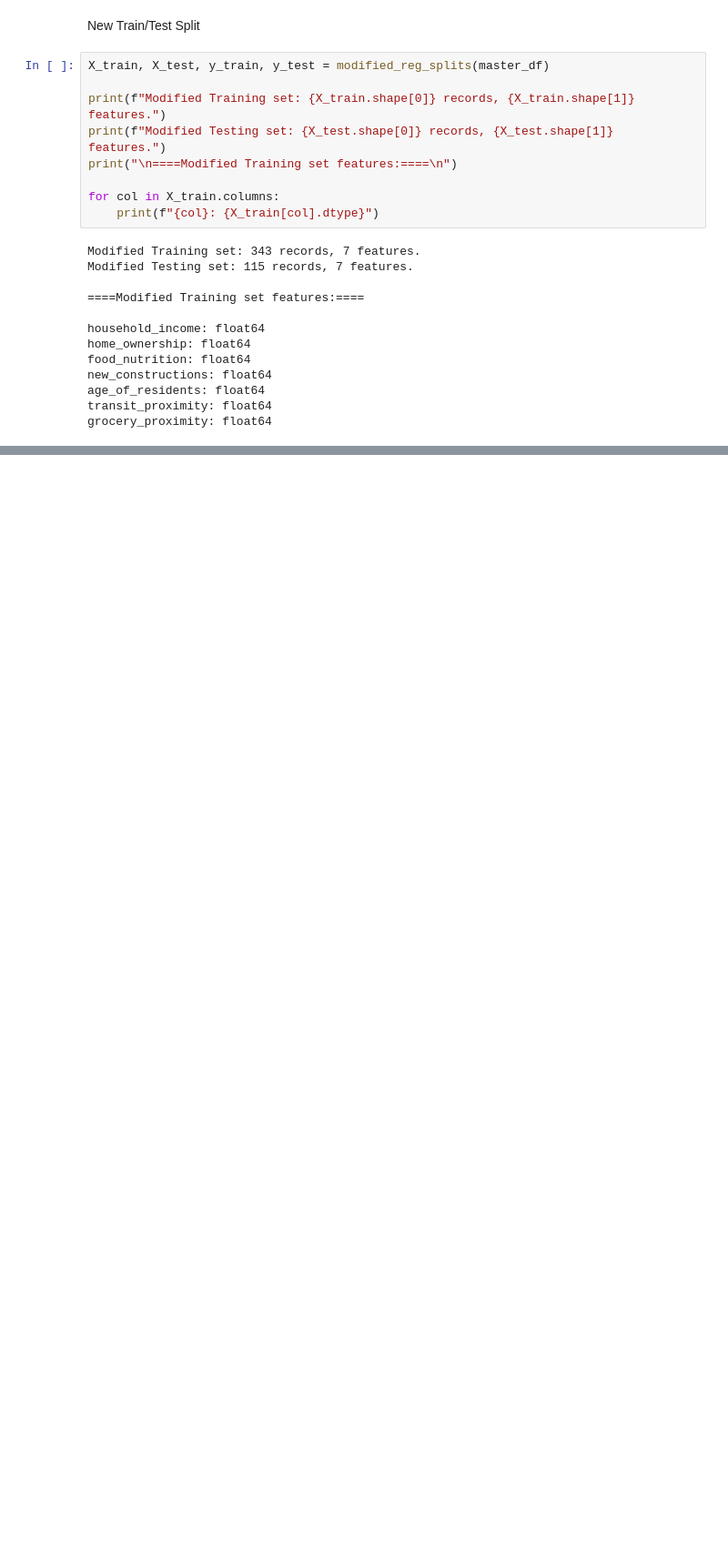
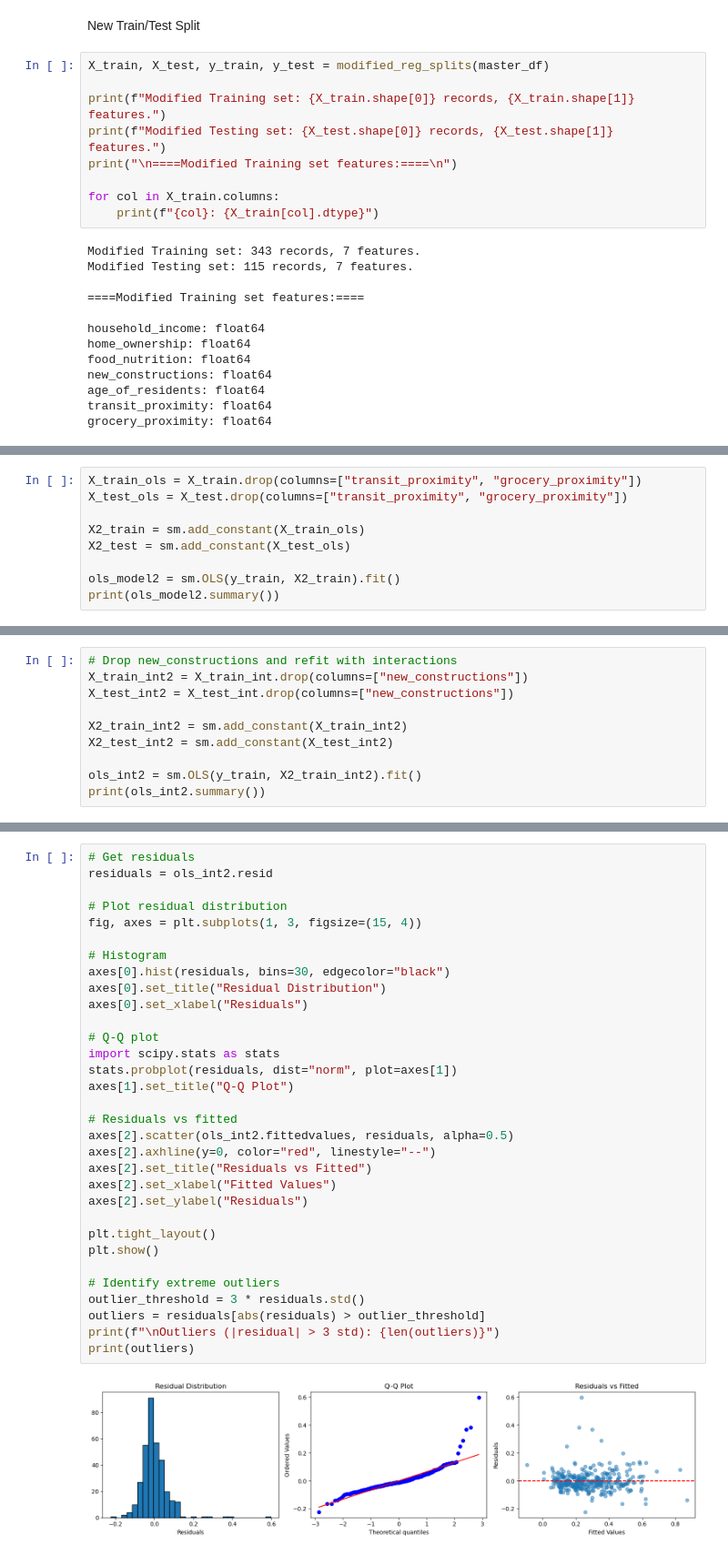
Before and after one commit to teseri86/Charlotte_Housing_Project, a Jupyter notebook: notebooks/housing_cost_burden_model.ipynb, the cells around one changed output, grey strips where cells are left out. Shown at 91% size. Drawn from its saved outputs; the diff is of its cells as text; blank space fills up the shorter version.

```diff
--- a/notebooks/housing_cost_burden_model.ipynb
+++ b/notebooks/housing_cost_burden_model.ipynb
@@ -197,0 +275,9 @@ grocery_proximity: float64
+# %%
+X_train_ols = X_train.drop(columns=["transit_proximity", "grocery_proximity"])
+X_test_ols = X_test.drop(columns=["transit_proximity", "grocery_proximity"])
+
+X2_train = sm.add_constant(X_train_ols)
+X2_test = sm.add_constant(X_test_ols)
+
+ols_model2 = sm.OLS(y_train, X2_train).fit()
+print(ols_model2.summary())
@@ -197,0 +344,10 @@ grocery_proximity: float64
+# %%
+# Drop new_constructions and refit with interactions
+X_train_int2 = X_train_int.drop(columns=["new_constructions"])
+X_test_int2 = X_test_int.drop(columns=["new_constructions"])
+
+X2_train_int2 = sm.add_constant(X_train_int2)
+X2_test_int2 = sm.add_constant(X_test_int2)
+
+ols_int2 = sm.OLS(y_train, X2_train_int2).fit()
+print(ols_int2.summary())
@@ -197,0 +372,34 @@ grocery_proximity: float64
+# %%
+# Get residuals
+residuals = ols_int2.resid
+
+# Plot residual distribution
+fig, axes = plt.subplots(1, 3, figsize=(15, 4))
+
+# Histogram
+axes[0].hist(residuals, bins=30, edgecolor="black")
+axes[0].set_title("Residual Distribution")
+axes[0].set_xlabel("Residuals")
+
+# Q-Q plot
+import scipy.stats as stats
+stats.probplot(residuals, dist="norm", plot=axes[1])
+axes[1].set_title("Q-Q Plot")
+
+# Residuals vs fitted
+axes[2].scatter(ols_int2.fittedvalues, residuals, alpha=0.5)
+axes[2].axhline(y=0, color="red", linestyle="--")
+axes[2].set_title("Residuals vs Fitted")
+axes[2].set_xlabel("Fitted Values")
+axes[2].set_ylabel("Residuals")
+
+plt.tight_layout()
+plt.show()
+
+# Identify extreme outliers
+outlier_threshold = 3 * residuals.std()
+outliers = residuals[abs(residuals) > outlier_threshold]
+print(f"\nOutliers (|residual| > 3 std): {len(outliers)}")
+print(outliers)
+# %% [output]
+[figure, added]
```
Also changed, not shown: parts of 9 cells of this notebook.
